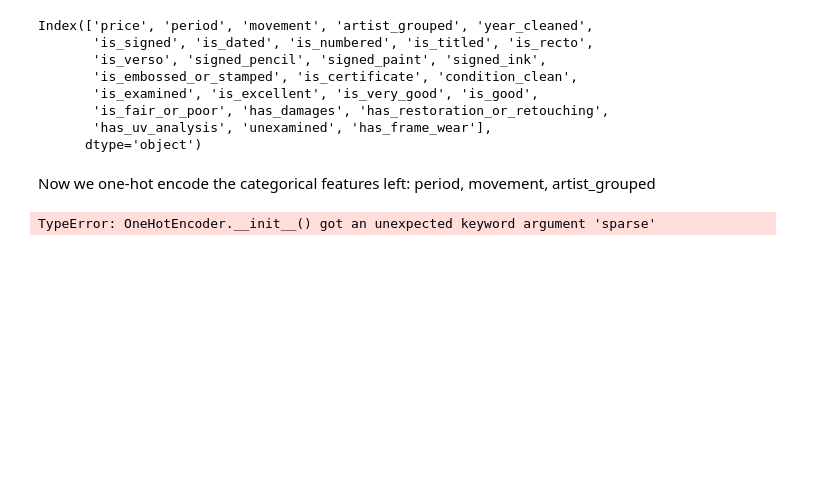
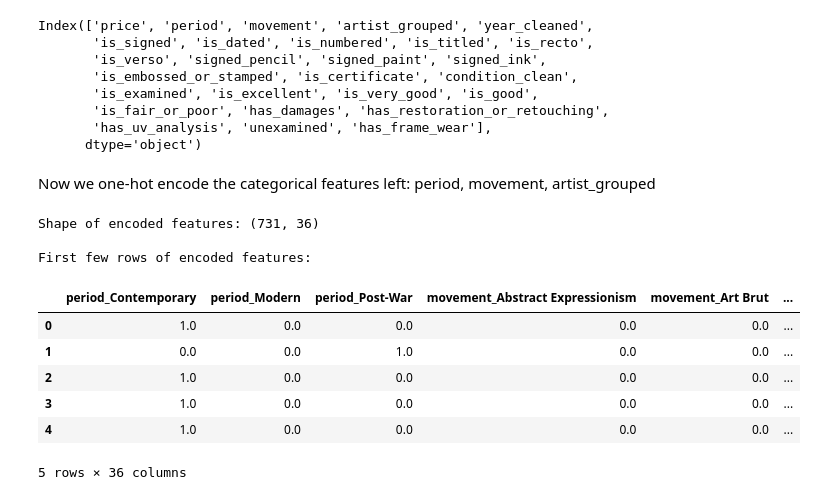
Before and after one commit to aql14/Art-Auction-Price-Prediction, a Jupyter notebook: notebooks/dataPreprocessing.ipynb, the cells around one changed output. Saved outputs shown, nothing was run; the diff lists cells and outputs as text; code cells hidden in the pictures; blank space fills up the shorter version.

```diff
--- a/notebooks/dataPreprocessing.ipynb
+++ b/notebooks/dataPreprocessing.ipynb
@@ -242,23 +261,32 @@ Now we one-hot encode the categorical features left: period, movement, artist_gr
 # %%
 from sklearn.preprocessing import OneHotEncoder
 
 # One-hot encode categorical features: 'period', 'movement', and 'artist_grouped'
 # Initialize the encoder
-encoder = OneHotEncoder(sparse=False, drop='first', handle_unknown='ignore')
+encoder = OneHotEncoder(sparse_output=False, drop='first', handle_unknown='ignore')
 
-# # Fit and transform the categorical features
-# categorical_features = ['period', 'movement', 'artist_grouped']
-# encoded_features = encoder.fit_transform(df_new[categorical_features])
+# Fit and transform the categorical features
+categorical_features = ['period', 'movement', 'artist_grouped']
+encoded_features = encoder.fit_transform(df_new[categorical_features])
 
-# # Get the feature names after encoding
-# feature_names = encoder.get_feature_names_out(categorical_features)
+# Get the feature names after encoding
+feature_names = encoder.get_feature_names_out(categorical_features)
 
-# # Create a DataFrame with the encoded features
-# encoded_df = pd.DataFrame(encoded_features, columns=feature_names, index=df_new.index)
+# Create a DataFrame with the encoded features
+encoded_df = pd.DataFrame(encoded_features, columns=feature_names, index=df_new.index)
 
-# # Display the first few rows of the encoded features
-# print("Shape of encoded features:", encoded_features.shape)
-# print("\nFirst few rows of encoded features:")
-# encoded_df.head()
+# Display the first few rows of the encoded features
+print("Shape of encoded features:", encoded_features.shape)
+print("\nFirst few rows of encoded features:")
+encoded_df.head()
 # %% [output]
-TypeError: OneHotEncoder.__init__() got an unexpected keyword argument 'sparse'
+Shape of encoded features: (731, 36)
+
+First few rows of encoded features:
+|  | period_Contemporary | period_Modern | period_Post-War | movement_Abstract Expressionism | movement_Art Brut | ... |
+| 0 | 1.0 | 0.0 | 0.0 | 0.0 | 0.0 | ... |
+| 1 | 0.0 | 0.0 | 1.0 | 0.0 | 0.0 | ... |
+| 2 | 1.0 | 0.0 | 0.0 | 0.0 | 0.0 | ... |
+| 3 | 1.0 | 0.0 | 0.0 | 0.0 | 0.0 | ... |
+| 4 | 1.0 | 0.0 | 0.0 | 0.0 | 0.0 | ... |
+5 rows × 36 columns
```
Also changed, not shown: parts of 9 cells of this notebook, 1 other file.
